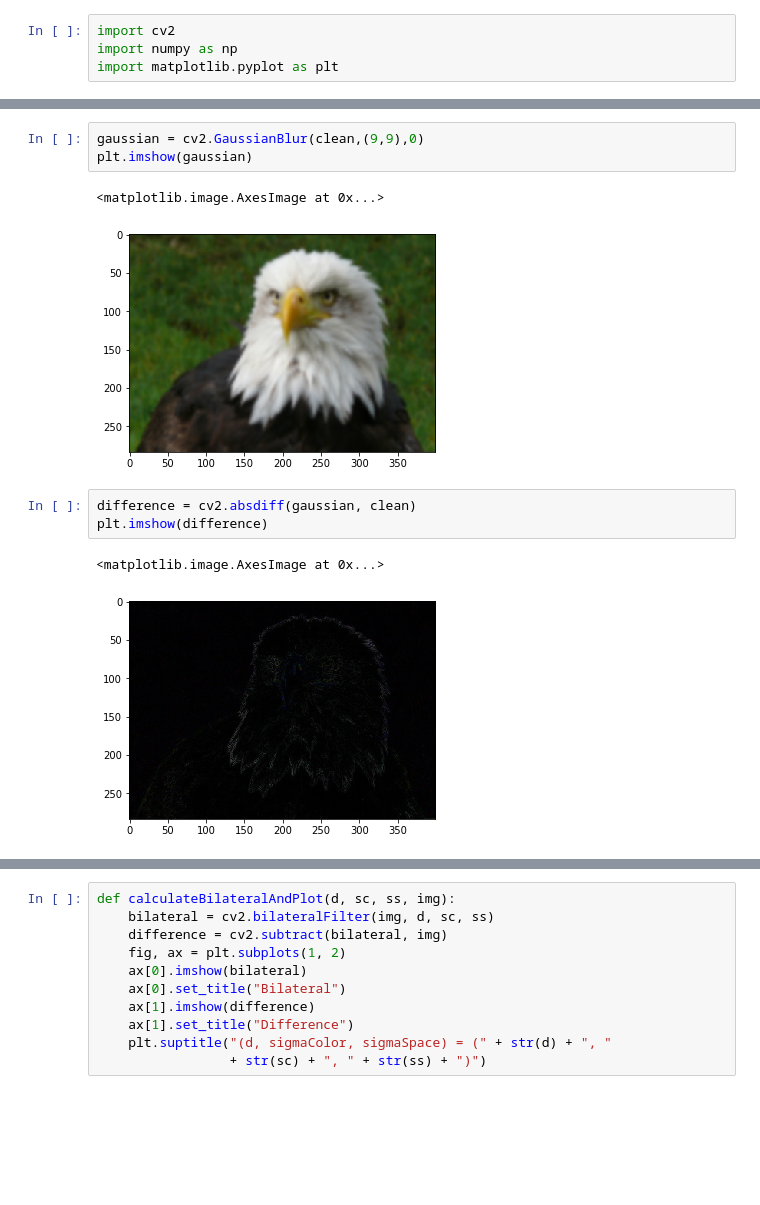
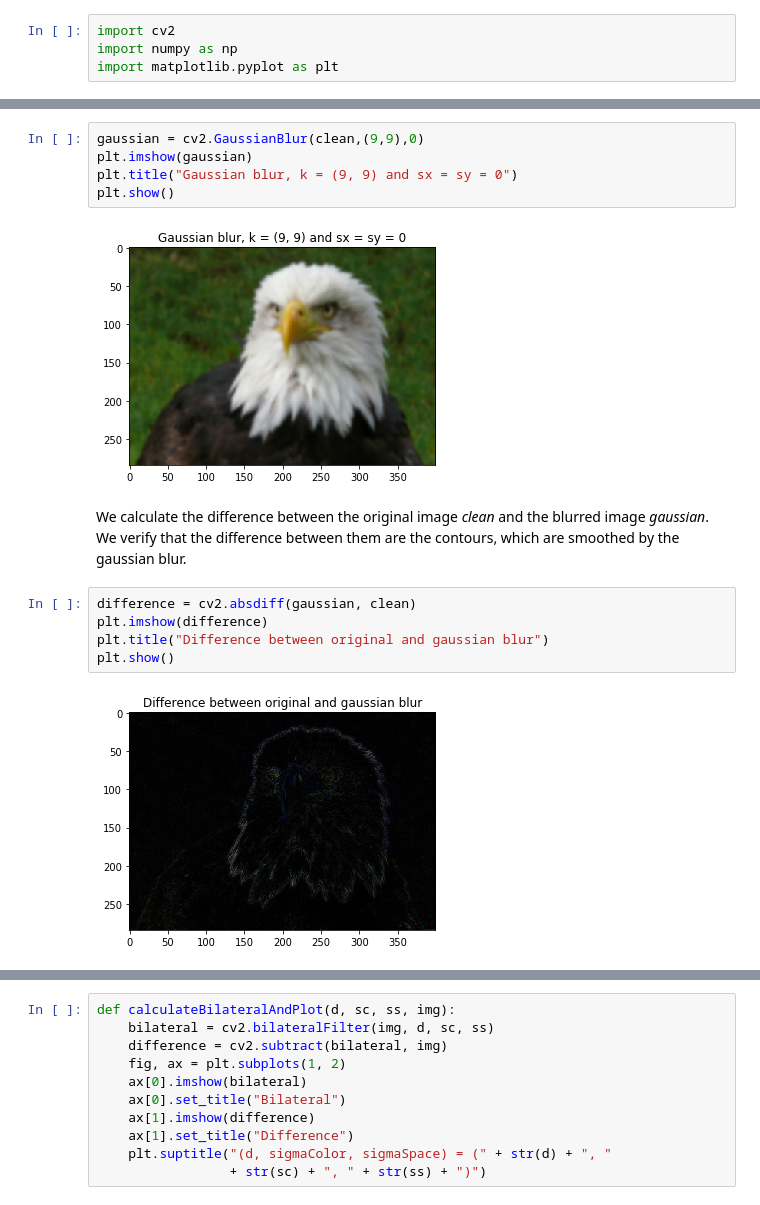
Before and after one commit to LaurenRolan/AutoGen, a Jupyter notebook: tp1/TP1.ipynb, the cells around one changed output, grey strips where cells are left out. Saved outputs shown, nothing was run; the diff lists cells and outputs as text; blank space fills up the shorter version.

```diff
--- a/tp1/TP1.ipynb
+++ b/tp1/TP1.ipynb
@@ -14,12 +20,16 @@ plt.imshow(clean)
 # %%
 gaussian = cv2.GaussianBlur(clean,(9,9),0)
 plt.imshow(gaussian)
+plt.title("Gaussian blur, k = (9, 9) and sx = sy = 0")
+plt.show()
 # %% [output]
-<matplotlib.image.AxesImage at 0x...>
-[figure, old version]
+[figure, new version]
+# %% [markdown]
+We calculate the difference between the original image _clean_ and the blurred image _gaussian_. We verify that the difference between them are the contours, which are smoothed by the gaussian blur.
 # %%
 difference = cv2.absdiff(gaussian, clean)
 plt.imshow(difference)
+plt.title("Difference between original and gaussian blur")
+plt.show()
 # %% [output]
-<matplotlib.image.AxesImage at 0x...>
-[figure, old version]
+[figure, new version]
```
Also changed, not shown: parts of 18 cells of this notebook, 9 other files.
